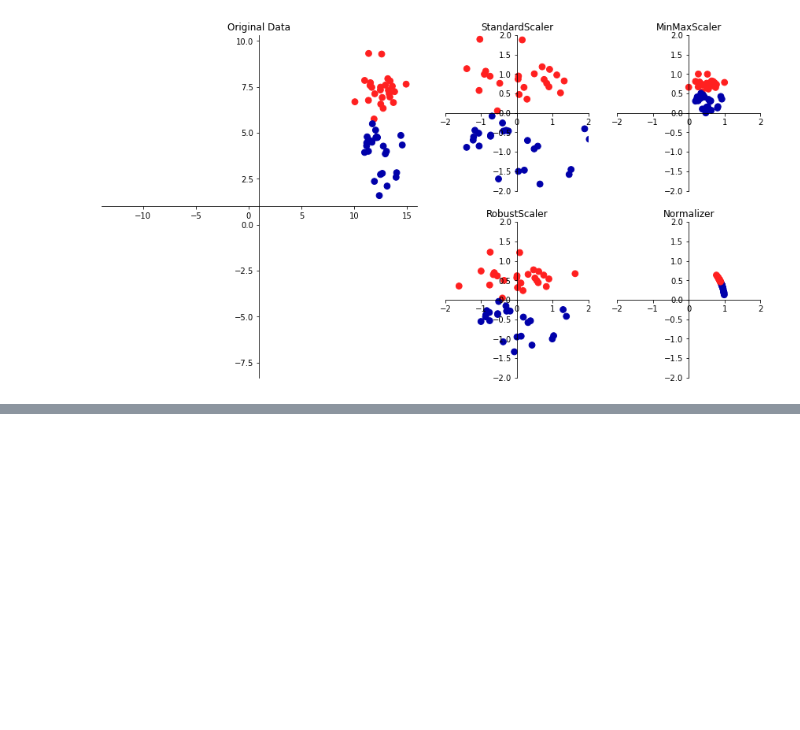
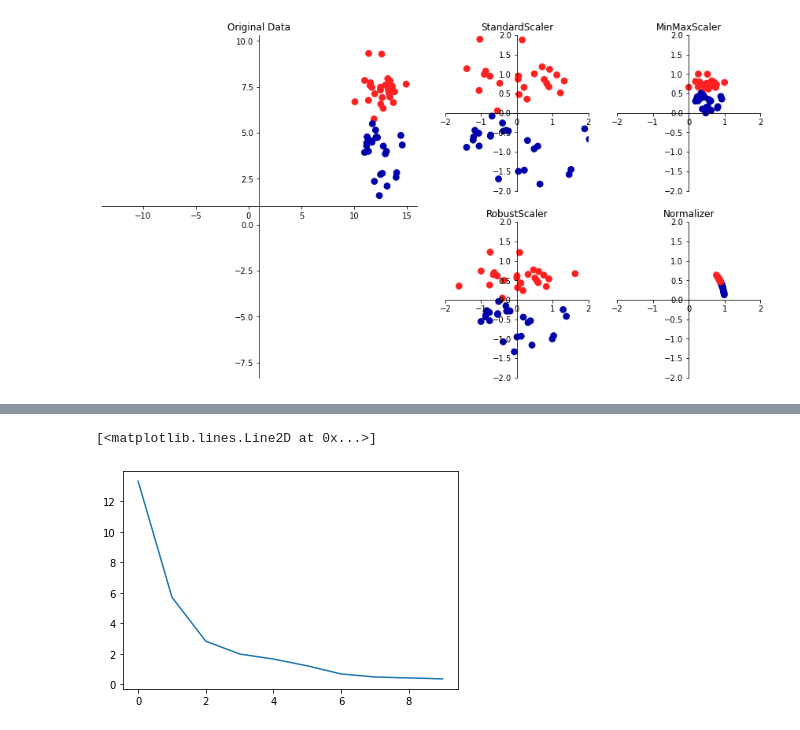
Before and after one commit to apple0626/Machine_Learning, a Jupyter notebook: Dimensional Reduction.ipynb, the cells around one changed output, grey strips where cells are left out. Cells and saved outputs as stored; diff of their text form; code cells hidden in the pictures; blank space fills up the shorter version.

```diff
--- a/Dimensional Reduction.ipynb
+++ b/Dimensional Reduction.ipynb
@@ -20,0 +128,5 @@ mglearn.plots.plot_scaling()
+# %%
+plt.plot(pca.explained_variance_)
+# %% [output]
+[<matplotlib.lines.Line2D at 0x...>]
+[figure, added]
```
Also changed, not shown: parts of 21 cells of this notebook.
